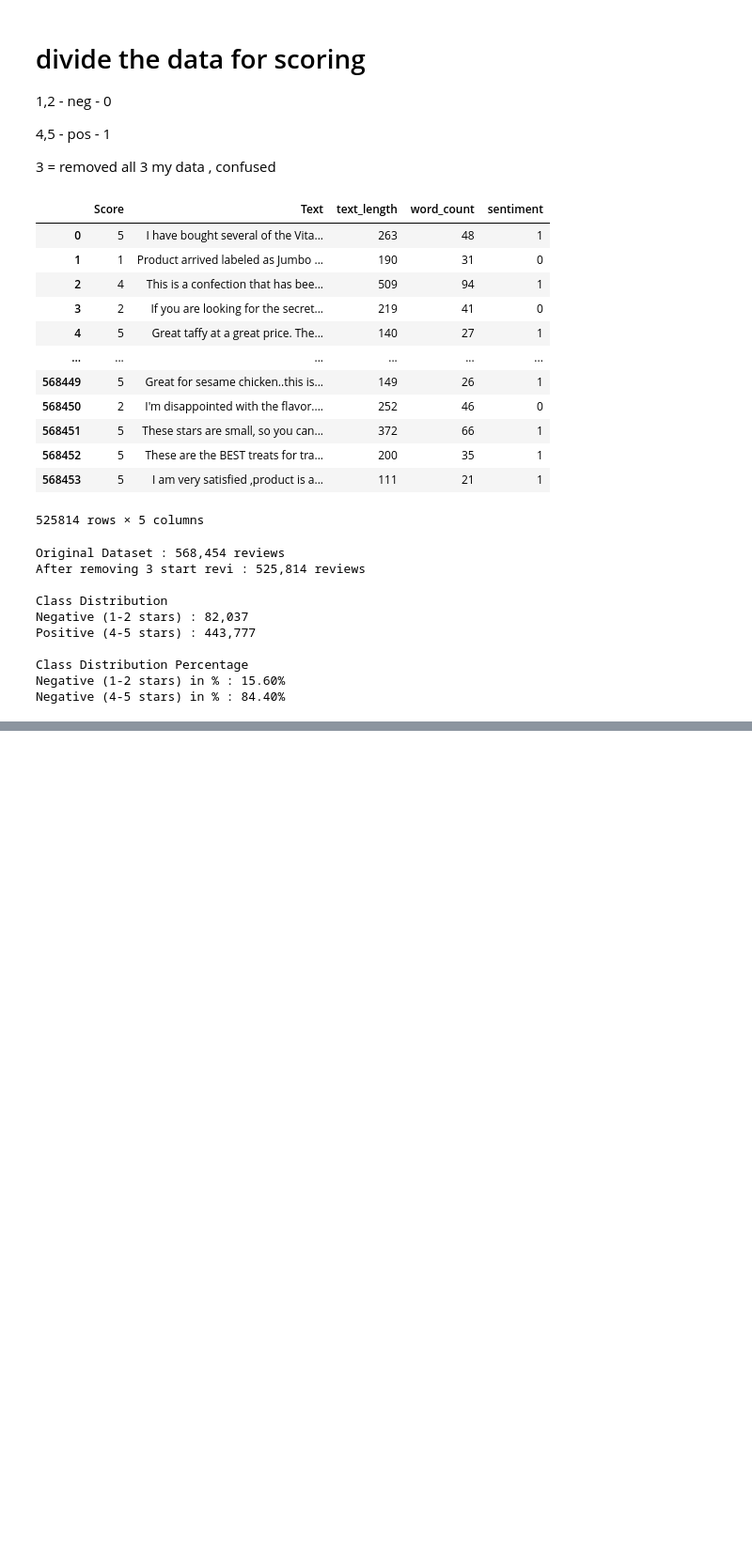
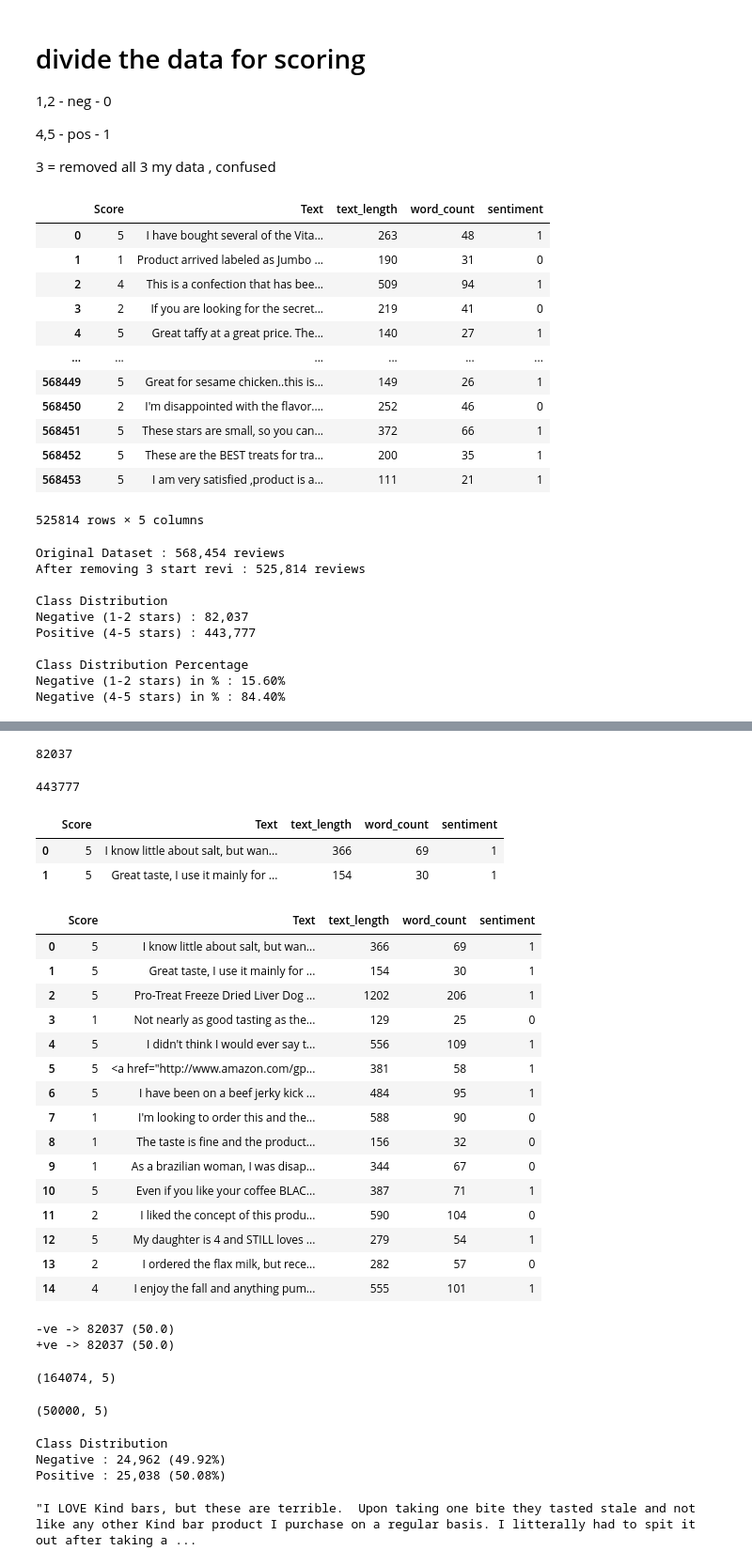
Before and after one commit to Sharddha-Sharddha/IITMLAssignments, a Jupyter notebook: AMAZON_fine_food_review_RNN|LSTM_model.ipynb, the cells around one changed output, grey strips where cells are left out. Shown at 94% size. Saved outputs shown, nothing was run; the diff lists cells and outputs as text; code cells hidden in the pictures; blank space fills up the shorter version.

Commit message:
AMAZON_fine_food_review

```diff
--- a/AMAZON_fine_food_review_RNN|LSTM_model.ipynb
+++ b/AMAZON_fine_food_review_RNN|LSTM_model.ipynb
@@ -219,2 +221,58 @@ Negative (4-5 stars) in % : 84.40%
 # %%
 from sklearn.utils import resample
+# %%
+negative_review = df_binary[df_binary['sentiment']==0]
+positive_review = df_binary[df_binary['sentiment']==1]
+
+len(negative_review)
+# %% [output]
+82037
+# %%
+len(positive_review)
+# %% [output]
+443777
+# %%
+#downampling
+n_minor = len(negative_review)
+positive_downsampaled = resample(positive_review,
+                                 replace = False, # duplicates are avoided
+                                 n_samples = n_minor)
+# %%
+df_balanced = pd.concat([positive_downsampaled,negative_review])
+#shuffles the entire dataset
+df_balanced = df_balanced.sample(frac= 1).reset_index(drop = True)
+# %%
+df_balanced.head(2)
+# %% [output]
+|  | Score | Text | text_length | word_count | sentiment |
+| 0 | 5 | I know little about salt, but wan... | 366 | 69 | 1 |
+| 1 | 5 | Great taste, I use it mainly for ... | 154 | 30 | 1 |
+# %%
+df_balanced.head(15)
+# %% [output]
+|  | Score | Text | text_length | word_count | sentiment |
+| 0 | 5 | I know little about salt, but wan... | 366 | 69 | 1 |
+| 1 | 5 | Great taste, I use it mainly for ... | 154 | 30 | 1 |
+| 2 | 5 | Pro-Treat Freeze Dried Liver Dog ... | 1202 | 206 | 1 |
+| 3 | 1 | Not nearly as good tasting as the... | 129 | 25 | 0 |
+| 4 | 5 | I didn't think I would ever say t... | 556 | 109 | 1 |
+| 5 | 5 | <a href="http://www.amazon.com/gp... | 381 | 58 | 1 |
+| 6 | 5 | I have been on a beef jerky kick ... | 484 | 95 | 1 |
+| 7 | 1 | I'm looking to order this and the... | 588 | 90 | 0 |
+| 8 | 1 | The taste is fine and the product... | 156 | 32 | 0 |
+| 9 | 1 | As a brazilian woman, I was disap... | 344 | 67 | 0 |
+| 10 | 5 | Even if you like your coffee BLAC... | 387 | 71 | 1 |
+| 11 | 2 | I liked the concept of this produ... | 590 | 104 | 0 |
+| 12 | 5 | My daughter is 4 and STILL loves ... | 279 | 54 | 1 |
+| 13 | 2 | I ordered the flax milk, but rece... | 282 | 57 | 0 |
+| 14 | 4 | I enjoy the fall and anything pum... | 555 | 101 | 1 |
+# %%
+print(f'-ve -> {sum(df_balanced['sentiment']==0)} ({sum(df_balanced['sentiment']==0)/len(df_balanced)* 100:.1f})')
+print(f'+ve -> {sum(df_balanced['sentiment']==1)} ({sum(df_balanced['sentiment']==1)/len(df_balanced)* 100:.1f})')
+# %% [output]
+-ve -> 82037 (50.0)
++ve -> 82037 (50.0)
+# %%
+df_balanced.shape
+# %% [output]
+(164074, 5)
@@ -220,0 +282,15 @@ from sklearn.utils import resample
+# %%
+df_sample.shape
+# %% [output]
+(50000, 5)
+# %%
+#still 50,000 seperate sample - check on balance
+sample_neg = sum(df_sample['sentiment']==0)
+sample_pos =sum(df_sample['sentiment']==1)
+print(f"\nClass Distribution")
+print(f"Negative : {sample_neg:,} ({sample_neg/len(df_sample)*100:.2f}%)")
+print(f"Positive : {sample_pos:,} ({sample_pos/len(df_sample)*100:.2f}%)")
+# %% [output]
+Class Distribution
+Negative : 24,962 (49.92%)
+Positive : 25,038 (50.08%)
@@ -220,0 +299,5 @@ from sklearn.utils import resample
+# %%
+#text processing
+df_sample['Text'].iloc[4]
+# %% [output]
+"I LOVE Kind bars, but these are terrible.  Upon taking one bite they tasted stale and not like any other Kind bar product I purchase on a regular basis. I litterally had to spit it out after taking a ...
```
Also changed, not shown: parts of 9 cells of this notebook.
